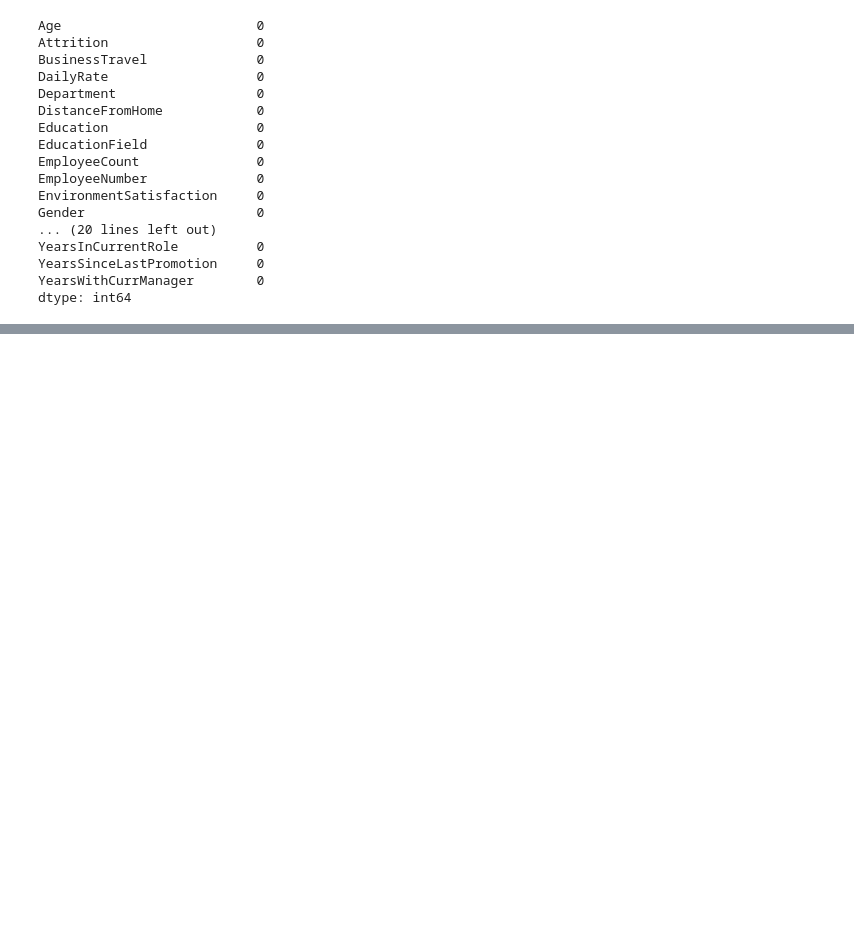
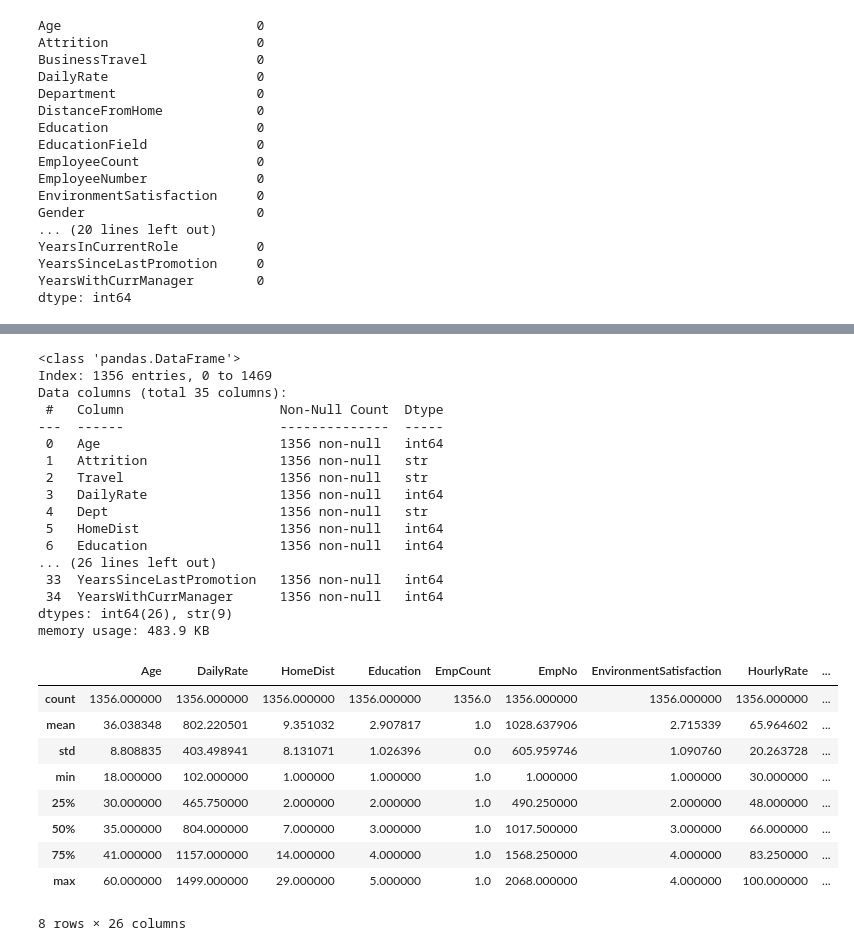
Before and after one commit to dikshapokharia2007-dotcom/aiml_project, a Jupyter notebook: aiml_project/notebooks/data_cleaning.ipynb, the cells around one changed output, grey strips where cells are left out. Cells and saved outputs as stored; diff of their text form; code cells hidden in the pictures; blank space fills up the shorter version.

Commit message:
eda, data clean , feature eng

```diff
--- a/aiml_project/notebooks/data_cleaning.ipynb
+++ b/aiml_project/notebooks/data_cleaning.ipynb
@@ -43,0 +223,31 @@ dtype: int64
+# %%
+df.info()
+df.describe()
+# %% [output]
+<class 'pandas.DataFrame'>
+Index: 1356 entries, 0 to 1469
+Data columns (total 35 columns):
+ #   Column                    Non-Null Count  Dtype
+---  ------                    --------------  -----
+ 0   Age                       1356 non-null   int64
+ 1   Attrition                 1356 non-null   str
+ 2   Travel                    1356 non-null   str
+ 3   DailyRate                 1356 non-null   int64
+ 4   Dept                      1356 non-null   str
+ 5   HomeDist                  1356 non-null   int64
+ 6   Education                 1356 non-null   int64
+... (26 lines left out)
+ 33  YearsSinceLastPromotion   1356 non-null   int64
+ 34  YearsWithCurrManager      1356 non-null   int64
+dtypes: int64(26), str(9)
+memory usage: 483.9 KB
+|  | Age | DailyRate | HomeDist | Education | EmpCount | EmpNo | EnvironmentSatisfaction | HourlyRate | ... |
+| count | 1356.000000 | 1356.000000 | 1356.000000 | 1356.000000 | 1356.0 | 1356.000000 | 1356.000000 | 1356.000000 | ... |
+| mean | 36.038348 | 802.220501 | 9.351032 | 2.907817 | 1.0 | 1028.637906 | 2.715339 | 65.964602 | ... |
+| std | 8.808835 | 403.498941 | 8.131071 | 1.026396 | 0.0 | 605.959746 | 1.090760 | 20.263728 | ... |
+| min | 18.000000 | 102.000000 | 1.000000 | 1.000000 | 1.0 | 1.000000 | 1.000000 | 30.000000 | ... |
+| 25% | 30.000000 | 465.750000 | 2.000000 | 2.000000 | 1.0 | 490.250000 | 2.000000 | 48.000000 | ... |
+| 50% | 35.000000 | 804.000000 | 7.000000 | 3.000000 | 1.0 | 1017.500000 | 3.000000 | 66.000000 | ... |
+| 75% | 41.000000 | 1157.000000 | 14.000000 | 4.000000 | 1.0 | 1568.250000 | 4.000000 | 83.250000 | ... |
+| max | 60.000000 | 1499.000000 | 29.000000 | 5.000000 | 1.0 | 2068.000000 | 4.000000 | 100.000000 | ... |
+8 rows × 26 columns
```
Also changed, not shown: parts of 16 cells of this notebook, 4 other files.
